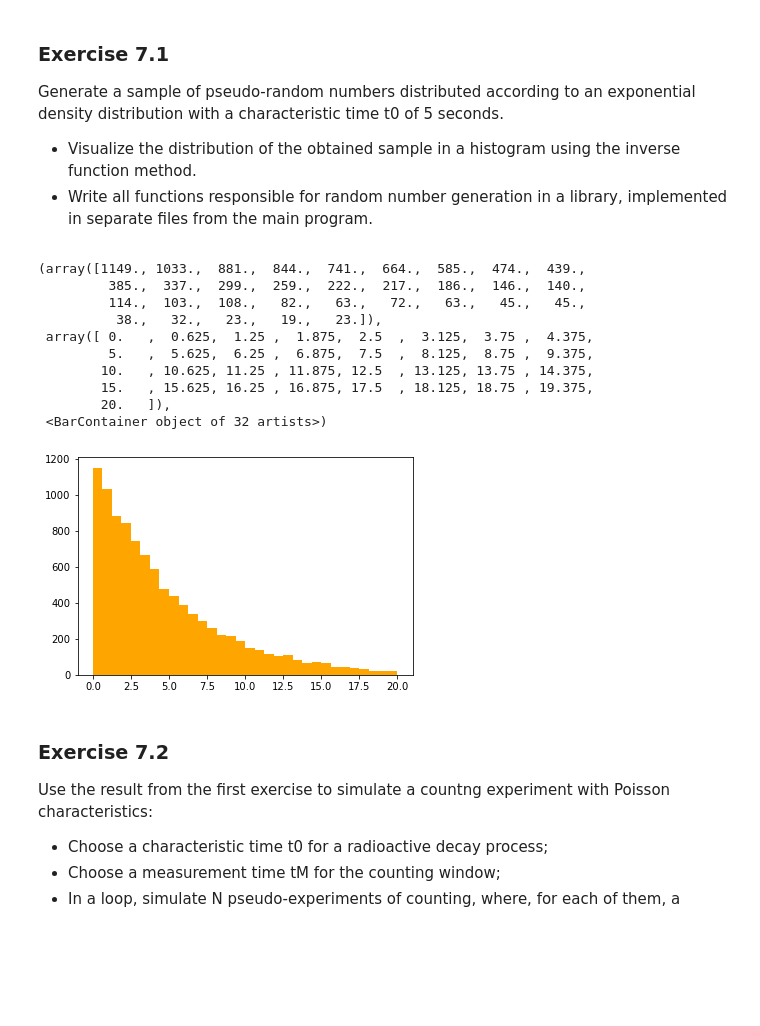
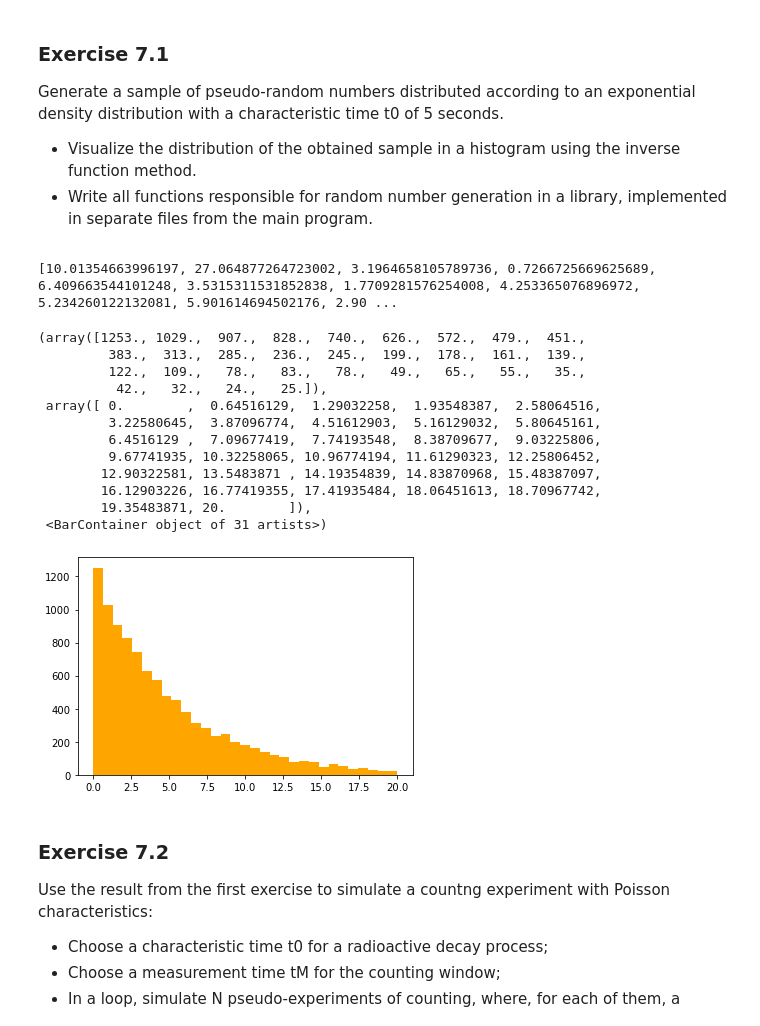
Before and after one commit to Murphy900/Lab-Code-, a Jupyter notebook: Ex 7 Python/Ex7.ipynb, the cells around one changed output. Cells and saved outputs as stored; diff of their text form; code cells hidden in the pictures; blank space fills up the shorter version.

```diff
--- a/Ex 7 Python/Ex7.ipynb
+++ b/Ex 7 Python/Ex7.ipynb
@@ -52,27 +158,30 @@ def sturges(N_events):
 # %%
 import matplotlib.pyplot as plt
 
 tau = 5
 
-randlist = generate_exp(tau,10000,10)
+randlist = generate_exp(tau,10000)
 
 nBins = sturges(randlist)
 
-bin_edges = np.linspace(0.,4*tau,nBins + 1)
+bin_edges = np.linspace(0.,4*tau,nBins )
 
 plt.hist(randlist,bins = bin_edges, color = 'orange')
 # %% [output]
-(array([1149., 1033.,  881.,  844.,  741.,  664.,  585.,  474.,  439.,
-         385.,  337.,  299.,  259.,  222.,  217.,  186.,  146.,  140.,
-         114.,  103.,  108.,   82.,   63.,   72.,   63.,   45.,   45.,
-          38.,   32.,   23.,   19.,   23.]),
- array([ 0.   ,  0.625,  1.25 ,  1.875,  2.5  ,  3.125,  3.75 ,  4.375,
-         5.   ,  5.625,  6.25 ,  6.875,  7.5  ,  8.125,  8.75 ,  9.375,
-        10.   , 10.625, 11.25 , 11.875, 12.5  , 13.125, 13.75 , 14.375,
-        15.   , 15.625, 16.25 , 16.875, 17.5  , 18.125, 18.75 , 19.375,
-        20.   ]),
- <BarContainer object of 32 artists>)
+[10.01354663996197, 27.064877264723002, 3.1964658105789736, 0.7266725669625689, 6.409663544101248, 3.5315311531852838, 1.7709281576254008, 4.253365076896972, 5.234260122132081, 5.901614694502176, 2.90 ...
+(array([1253., 1029.,  907.,  828.,  740.,  626.,  572.,  479.,  451.,
+         383.,  313.,  285.,  236.,  245.,  199.,  178.,  161.,  139.,
+         122.,  109.,   78.,   83.,   78.,   49.,   65.,   55.,   35.,
+          42.,   32.,   24.,   25.]),
+ array([ 0.        ,  0.64516129,  1.29032258,  1.93548387,  2.58064516,
+         3.22580645,  3.87096774,  4.51612903,  5.16129032,  5.80645161,
+         6.4516129 ,  7.09677419,  7.74193548,  8.38709677,  9.03225806,
+         9.67741935, 10.32258065, 10.96774194, 11.61290323, 12.25806452,
+        12.90322581, 13.5483871 , 14.19354839, 14.83870968, 15.48387097,
+        16.12903226, 16.77419355, 17.41935484, 18.06451613, 18.70967742,
+        19.35483871, 20.        ]),
+ <BarContainer object of 31 artists>)
-[figure, old version]
+[figure, new version]
 # %% [markdown]
 <h3> Exercise 7.2 </h3>
 <p>Use the result from the first exercise to simulate a countng experiment with Poisson characteristics:
```
Also changed, not shown: parts of 6 cells of this notebook.
